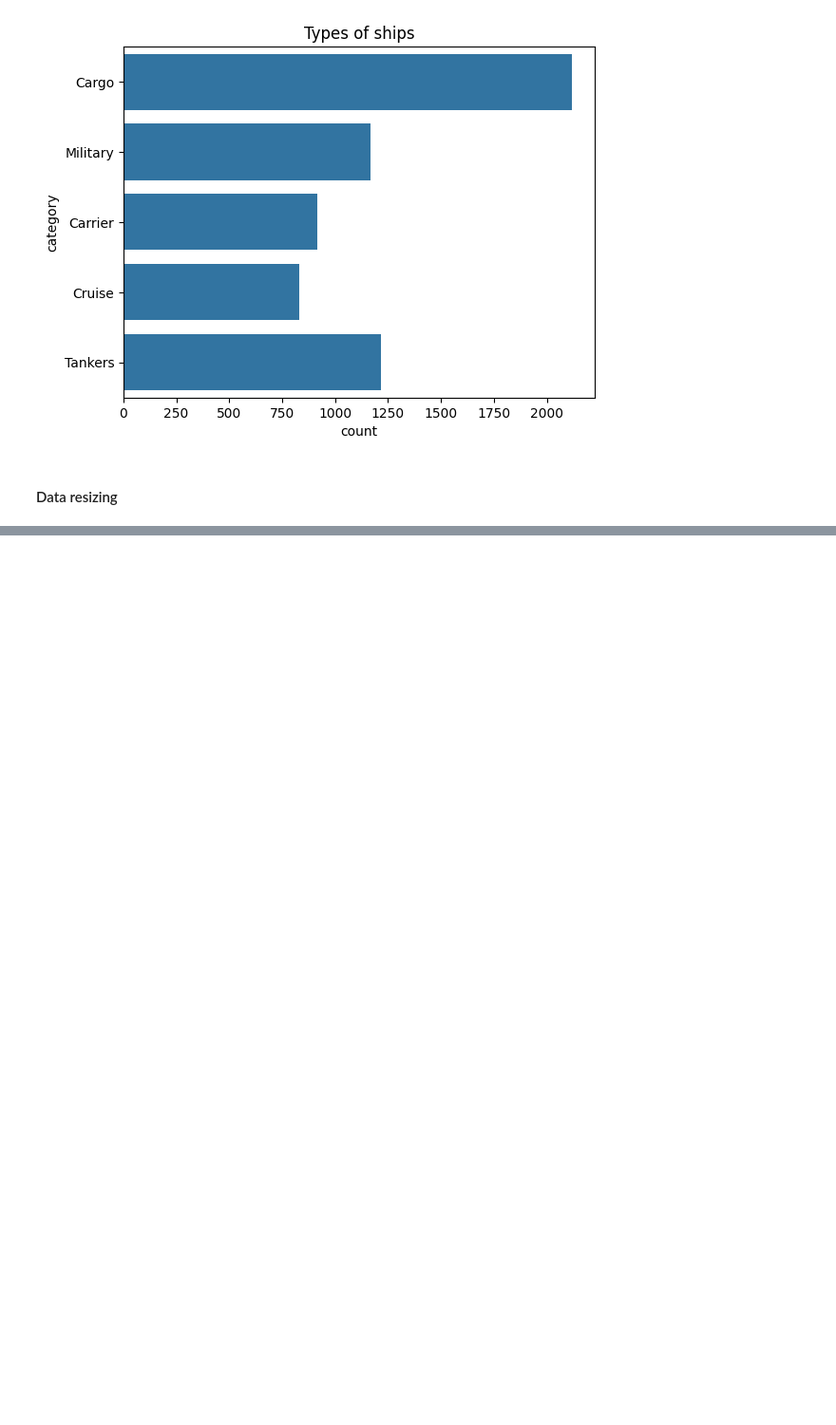
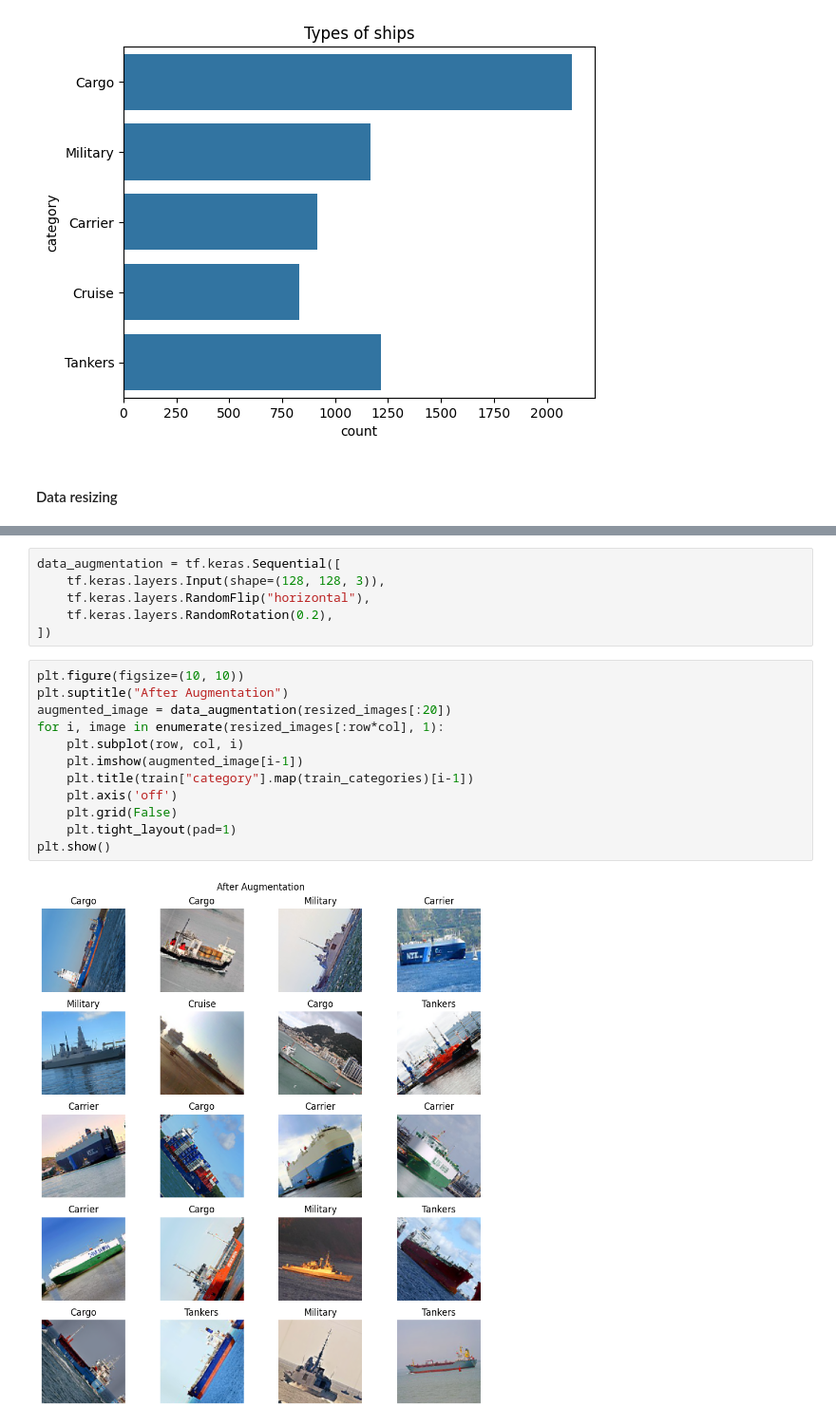
Before and after one commit to GamerGbesh/ship_cnn_classification, a Jupyter notebook: ships.ipynb, the cells around one changed output, grey strips where cells are left out. Shown at 95% size. Drawn from its saved outputs; the diff is of its cells as text; blank space fills up the shorter version.

```diff
--- a/ships.ipynb
+++ b/ships.ipynb
@@ -76,0 +84,20 @@ for image in train["image"]:
+# %%
+data_augmentation = tf.keras.Sequential([
+    tf.keras.layers.Input(shape=(128, 128, 3)),
+    tf.keras.layers.RandomFlip("horizontal"),
+    tf.keras.layers.RandomRotation(0.2),
+])
+# %%
+plt.figure(figsize=(10, 10))
+plt.suptitle("After Augmentation")
+augmented_image = data_augmentation(resized_images[:20])
+for i, image in enumerate(resized_images[:row*col], 1):
+    plt.subplot(row, col, i)
+    plt.imshow(augmented_image[i-1])
+    plt.title(train["category"].map(train_categories)[i-1])
+    plt.axis('off')
+    plt.grid(False)
+    plt.tight_layout(pad=1)
+plt.show()
+# %% [output]
+[figure, added]
```
Also changed, not shown: parts of 14 cells of this notebook.
